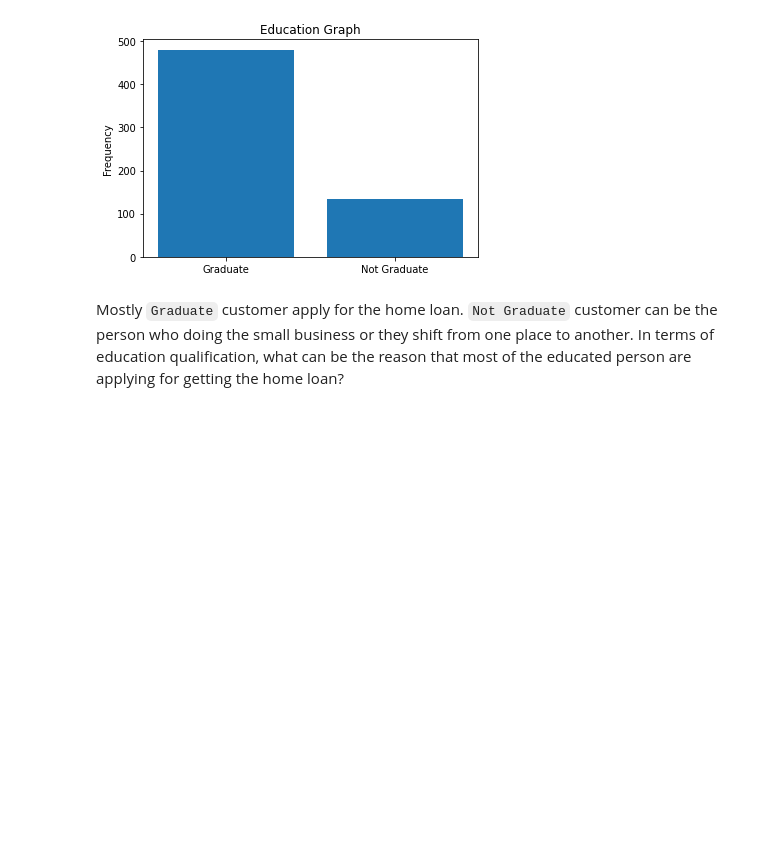
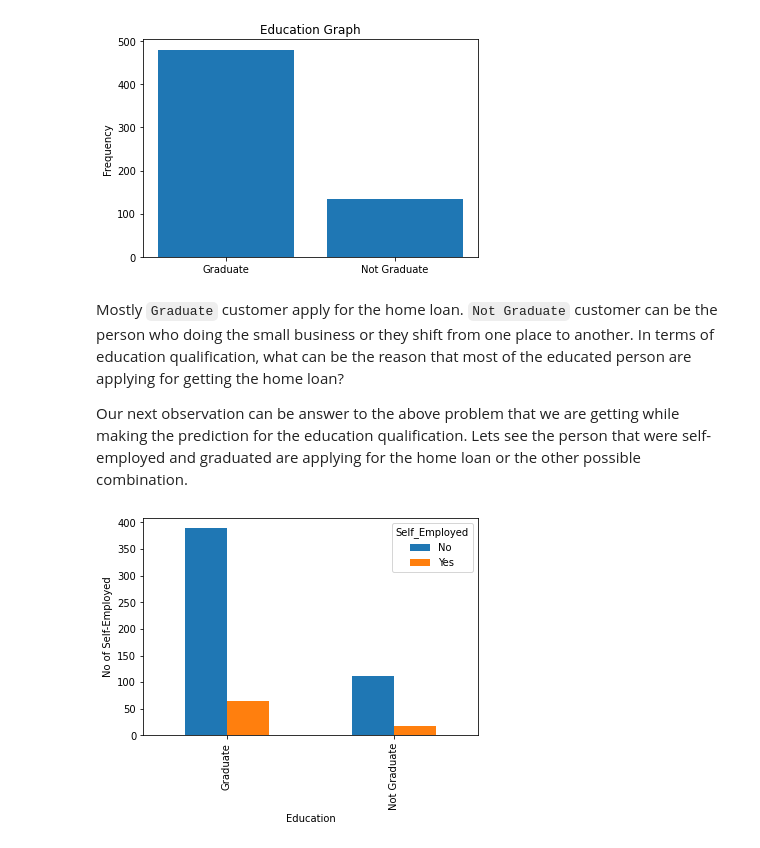
Before and after one commit to abhishek-vaish/home-loan-prediction, a Jupyter notebook: Home_Loan_Prediction.ipynb, the cells around one changed output. Saved outputs shown, nothing was run; the diff lists cells and outputs as text; code cells hidden in the pictures; blank space fills up the shorter version.

```diff
--- a/Home_Loan_Prediction.ipynb
+++ b/Home_Loan_Prediction.ipynb
@@ -174,3 +179,10 @@ ploty(y_data = train_df['Education'].value_counts(),
 [figure]
 # %% [markdown]
 Mostly `Graduate` customer apply for the home loan. `Not Graduate` customer can be the person who doing the small business or they shift from one place to another. In terms of education qualification, what can be the reason that most of the educated person are applying for getting the home loan?
+
+Our next observation can be answer to the above problem that we are getting while making the prediction for the education qualification. Lets see the person that were self-employed and graduated are applying for the home loan or the other possible combination.
+# %%
+pd.crosstab(train_df['Education'], train_df['Self_Employed']).plot.bar()
+plt.ylabel("No of Self-Employed");
+# %% [output]
+[figure, added]
```
Also changed, not shown: parts of 9 cells of this notebook.
